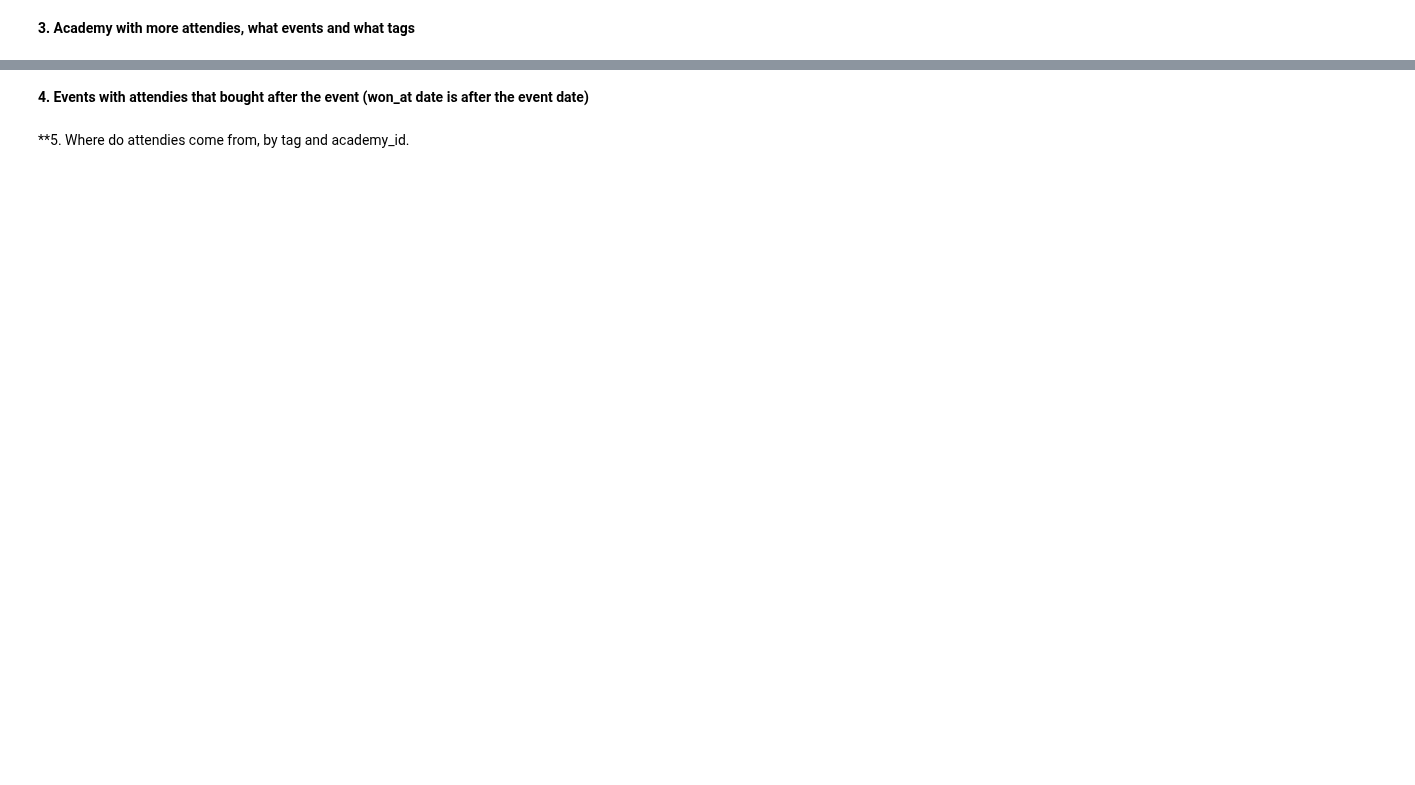
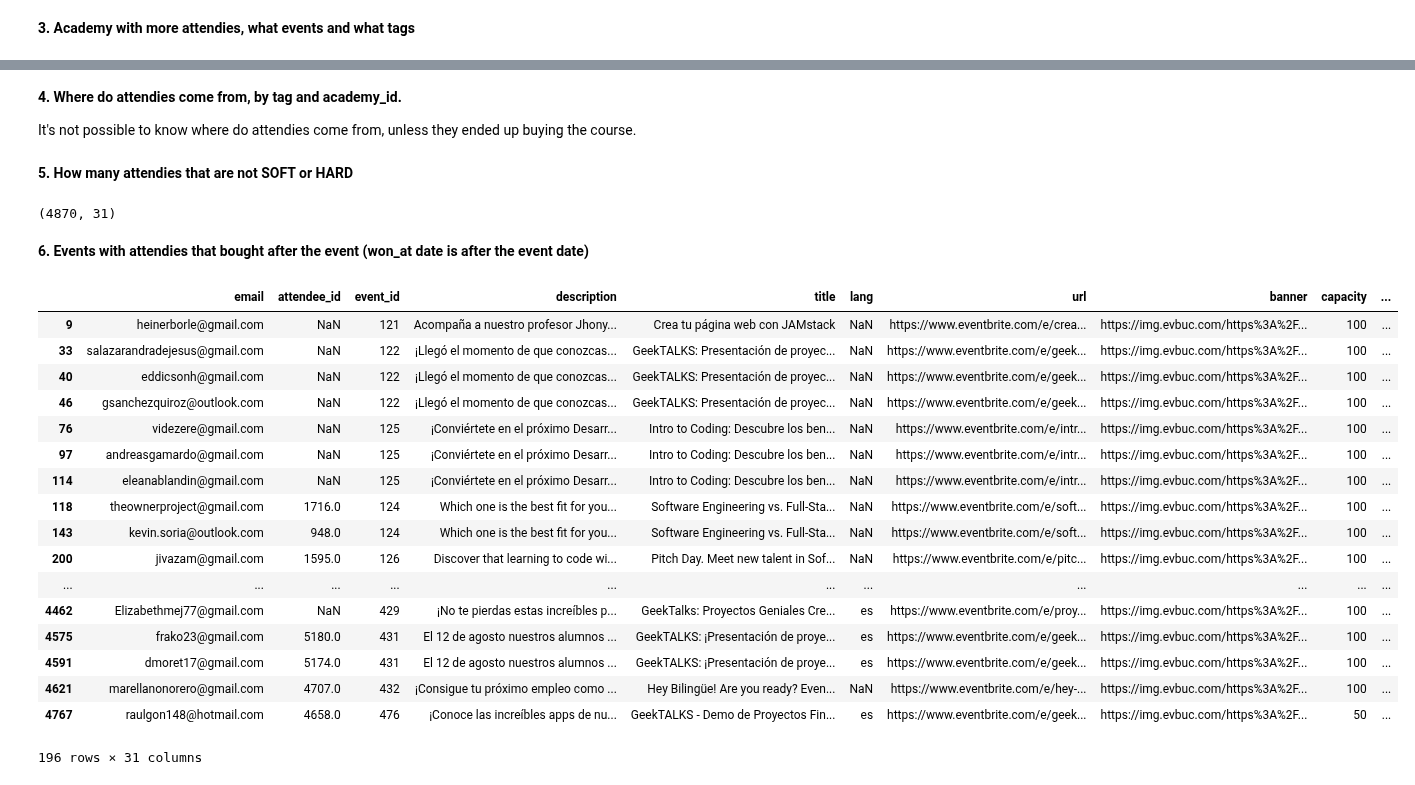
Before and after one commit to breatheco-de/dataflow-project-events, a Jupyter notebook: notebooks/exploratory_notebook.ipynb, the cells around one changed output, grey strips where cells are left out. Saved outputs shown, nothing was run; the diff lists cells and outputs as text; code cells hidden in the pictures; blank space fills up the shorter version.

```diff
--- a/notebooks/exploratory_notebook.ipynb
+++ b/notebooks/exploratory_notebook.ipynb
@@ -33,6 +33,7 @@ import datetime
 # %%
 events = pd.read_csv('../sources/events.csv')
 registered = pd.read_csv('../sources/registered_in_events.csv')
+forms = pd.read_csv('../sources/clean_new.csv')
 # %% [markdown]
 ### Exploring
 # %%
@@ -227,0 +268,11 @@ Name: email, dtype: int64
+# %% [markdown]
+**4. Where do attendies come from, by tag and academy_id.**
+
+It's not possible to know where do attendies come from, unless they ended up buying the course.
+# %% [markdown]
+**5. How many attendies that are not SOFT or HARD**
+# %%
+final_df = pd.merge(inner_merged, forms[['email','lead_type', 'country','deal_status','won_at']],on='email', how='left')
+final_df.shape
+# %% [output]
+(4870, 31)
@@ -228,4 +281,24 @@ Name: email, dtype: int64
 # %% [markdown]
-**4. Events with attendies that bought after the event (won_at date is after the event date)**
+**6. Events with attendies that bought after the event (won_at date is after the event date)**
-# %% [markdown]
-**5. Where do attendies come from, by tag and academy_id.
+# %%
+
+final_df.loc[(final_df['won_at'] > final_df['ending_at'])]
+# %% [output]
+|  | email | attendee_id | event_id | description | title | lang | url | banner | capacity | ... |
+| 9 | heinerborle@gmail.com | NaN | 121 | Acompaña a nuestro profesor Jhony... | Crea tu página web con JAMstack | NaN | https://www.eventbrite.com/e/crea... | https://img.evbuc.com/https%3A%2F... | 100 | ... |
+| 33 | salazarandradejesus@gmail.com | NaN | 122 | ¡Llegó el momento de que conozcas... | GeekTALKS: Presentación de proyec... | NaN | https://www.eventbrite.com/e/geek... | https://img.evbuc.com/https%3A%2F... | 100 | ... |
+| 40 | eddicsonh@gmail.com | NaN | 122 | ¡Llegó el momento de que conozcas... | GeekTALKS: Presentación de proyec... | NaN | https://www.eventbrite.com/e/geek... | https://img.evbuc.com/https%3A%2F... | 100 | ... |
+| 46 | gsanchezquiroz@outlook.com | NaN | 122 | ¡Llegó el momento de que conozcas... | GeekTALKS: Presentación de proyec... | NaN | https://www.eventbrite.com/e/geek... | https://img.evbuc.com/https%3A%2F... | 100 | ... |
+| 76 | videzere@gmail.com | NaN | 125 | ¡Conviértete en el próximo Desarr... | Intro to Coding: Descubre los ben... | NaN | https://www.eventbrite.com/e/intr... | https://img.evbuc.com/https%3A%2F... | 100 | ... |
+| 97 | andreasgamardo@gmail.com | NaN | 125 | ¡Conviértete en el próximo Desarr... | Intro to Coding: Descubre los ben... | NaN | https://www.eventbrite.com/e/intr... | https://img.evbuc.com/https%3A%2F... | 100 | ... |
+| 114 | eleanablandin@gmail.com | NaN | 125 | ¡Conviértete en el próximo Desarr... | Intro to Coding: Descubre los ben... | NaN | https://www.eventbrite.com/e/intr... | https://img.evbuc.com/https%3A%2F... | 100 | ... |
+| 118 | theownerproject@gmail.com | 1716.0 | 124 | Which one is the best fit for you... | Software Engineering vs. Full-Sta... | NaN | https://www.eventbrite.com/e/soft... | https://img.evbuc.com/https%3A%2F... | 100 | ... |
+| 143 | kevin.soria@outlook.com | 948.0 | 124 | Which one is the best fit for you... | Software Engineering vs. Full-Sta... | NaN | https://www.eventbrite.com/e/soft... | https://img.evbuc.com/https%3A%2F... | 100 | ... |
+| 200 | jivazam@gmail.com | 1595.0 | 126 | Discover that learning to code wi... | Pitch Day. Meet new talent in Sof... | NaN | https://www.eventbrite.com/e/pitc... | https://img.evbuc.com/https%3A%2F... | 100 | ... |
+| ... | ... | ... | ... | ... | ... | ... | ... | ... | ... | ... |
+| 4462 | Elizabethmej77@gmail.com | NaN | 429 | ¡No te pierdas estas increíbles p... | GeekTalks: Proyectos Geniales Cre... | es | https://www.eventbrite.com/e/proy... | https://img.evbuc.com/https%3A%2F... | 100 | ... |
+| 4575 | frako23@gmail.com | 5180.0 | 431 | El 12 de agosto nuestros alumnos ... | GeekTALKS: ¡Presentación de proye... | es | https://www.eventbrite.com/e/geek... | https://img.evbuc.com/https%3A%2F... | 100 | ... |
+| 4591 | dmoret17@gmail.com | 5174.0 | 431 | El 12 de agosto nuestros alumnos ... | GeekTALKS: ¡Presentación de proye... | es | https://www.eventbrite.com/e/geek... | https://img.evbuc.com/https%3A%2F... | 100 | ... |
+| 4621 | marellanonorero@gmail.com | 4707.0 | 432 | ¡Consigue tu próximo empleo como ... | Hey Bilingüe! Are you ready? Even... | NaN | https://www.eventbrite.com/e/hey-... | https://img.evbuc.com/https%3A%2F... | 100 | ... |
+| 4767 | raulgon148@hotmail.com | 4658.0 | 476 | ¡Conoce las increíbles apps de nu... | GeekTALKS - Demo de Proyectos Fin... | es | https://www.eventbrite.com/e/geek... | https://img.evbuc.com/https%3A%2F... | 50 | ... |
+196 rows × 31 columns
```
Also changed, not shown: parts of 9 cells of this notebook.
